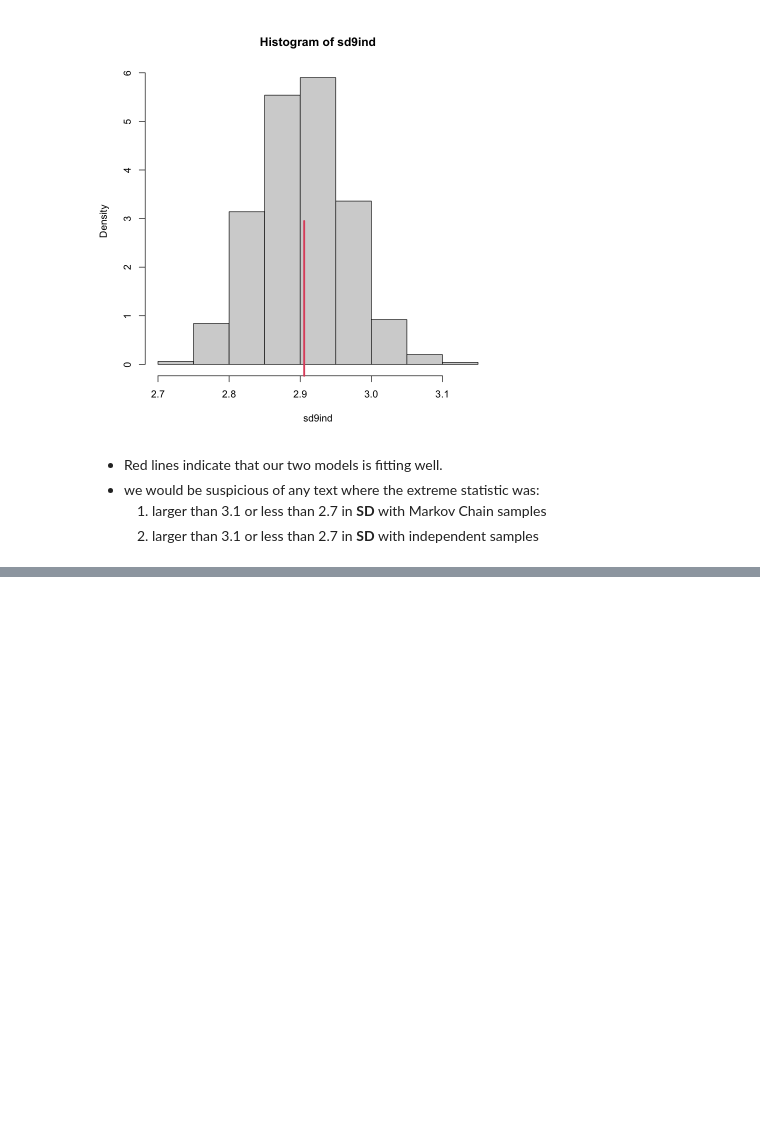
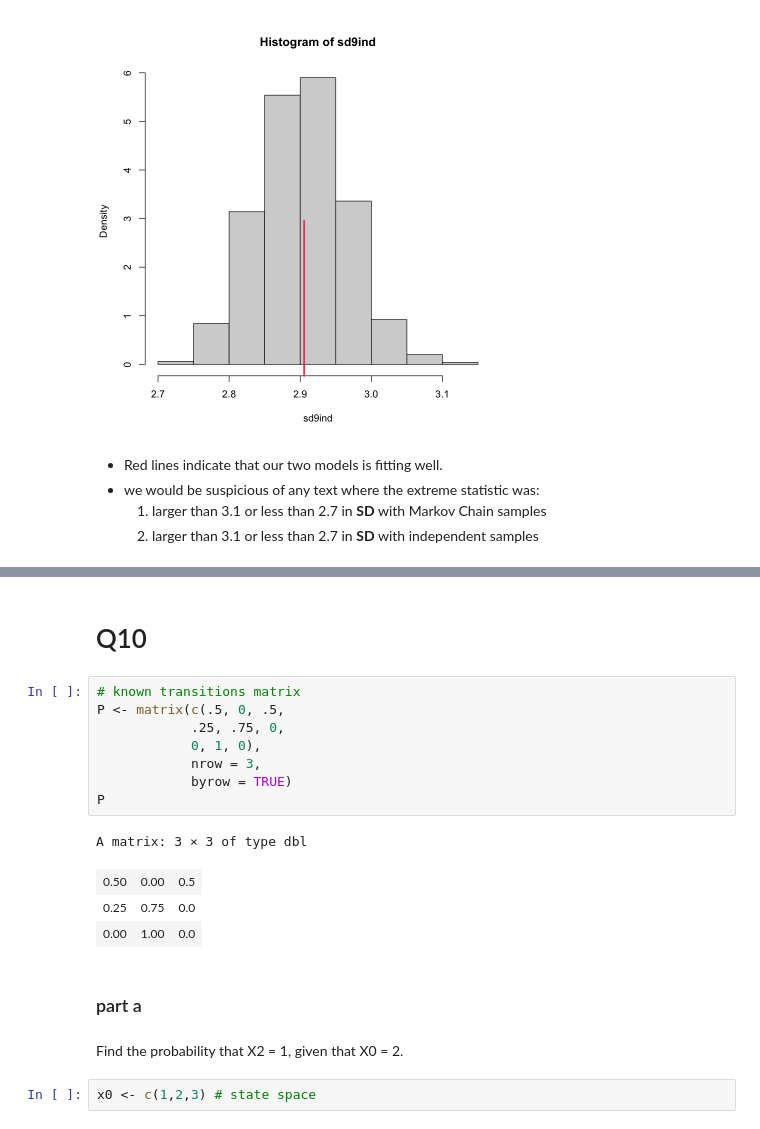
Before and after one commit to GawainGan/UBCO_MDS, a Jupyter notebook: Data-581/Lab3/Lab3.ipynb, the cells around one changed output, grey strips where cells are left out. Saved outputs shown, nothing was run; the diff lists cells and outputs as text; blank space fills up the shorter version.

```diff
--- a/Data-581/Lab3/Lab3.ipynb
+++ b/Data-581/Lab3/Lab3.ipynb
@@ -244,0 +334,21 @@ rug(sd(lettercountsT), col=2, lwd=3, ticksize=.5)
+# %% [markdown]
+# Q10
+# %%
+# known transitions matrix
+P <- matrix(c(.5, 0, .5,
+            .25, .75, 0,
+            0, 1, 0),
+            nrow = 3,
+            byrow = TRUE)
+P
+# %% [output]
+A matrix: 3 × 3 of type dbl
+| 0.50 | 0.00 | 0.5 |
+| 0.25 | 0.75 | 0.0 |
+| 0.00 | 1.00 | 0.0 |
+# %% [markdown]
+### part a
+# %% [markdown]
+Find the probability that X2 = 1, given that X0 = 2.
+# %%
+x0 <- c(1,2,3) # state space
```
Also changed, not shown: parts of 21 cells of this notebook.
